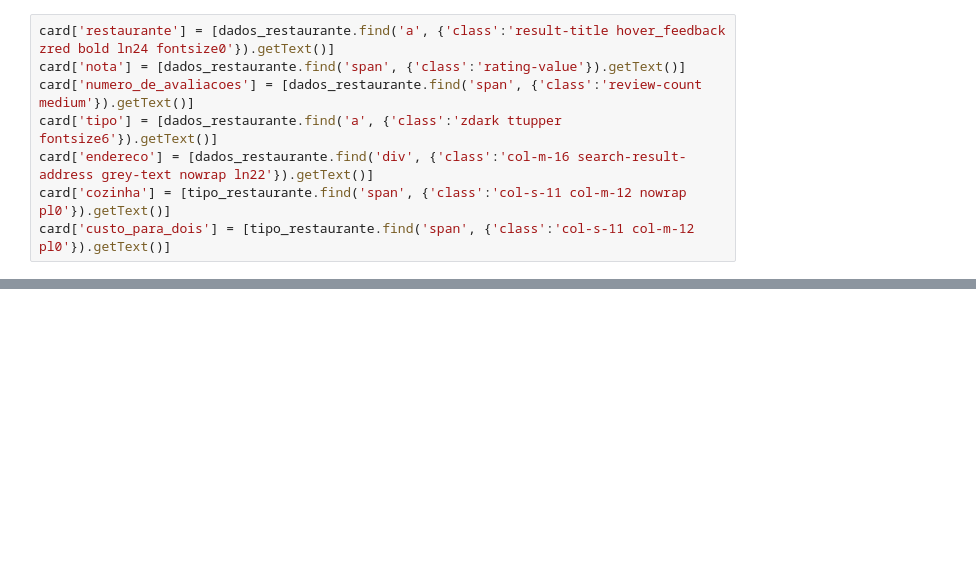
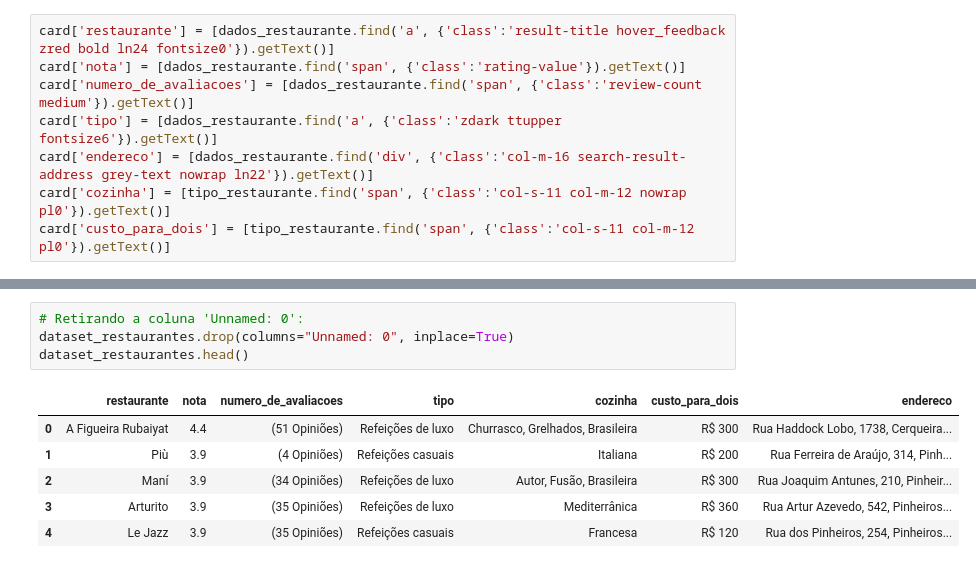
Before and after one commit to agostinhodesena/Zomato_Web_Scraping, a Jupyter notebook: Zomato_Pinheiros.ipynb, the cells around one changed output, grey strips where cells are left out. Drawn from its saved outputs; the diff is of its cells as text; blank space fills up the shorter version.

```diff
--- a/Zomato_Pinheiros.ipynb
+++ b/Zomato_Pinheiros.ipynb
@@ -120,0 +203,11 @@ dataset_restaurantes
+# %%
+# Retirando a coluna 'Unnamed: 0':
+dataset_restaurantes.drop(columns="Unnamed: 0", inplace=True)
+dataset_restaurantes.head()
+# %% [output]
+|  | restaurante | nota | numero_de_avaliacoes | tipo | cozinha | custo_para_dois | endereco |
+| 0 | A Figueira Rubaiyat | 4.4 | (51 Opiniões) | Refeições de luxo | Churrasco, Grelhados, Brasileira | R$ 300 | Rua Haddock Lobo, 1738, Cerqueira... |
+| 1 | Più | 3.9 | (4 Opiniões) | Refeições casuais | Italiana | R$ 200 | Rua Ferreira de Araújo, 314, Pinh... |
+| 2 | Maní | 3.9 | (34 Opiniões) | Refeições de luxo | Autor, Fusão, Brasileira | R$ 300 | Rua Joaquim Antunes, 210, Pinheir... |
+| 3 | Arturito | 3.9 | (35 Opiniões) | Refeições de luxo | Mediterrânica | R$ 360 | Rua Artur Azevedo, 542, Pinheiros... |
+| 4 | Le Jazz | 3.9 | (35 Opiniões) | Refeições casuais | Francesa | R$ 120 | Rua dos Pinheiros, 254, Pinheiros... |
```
Also changed, not shown: parts of 23 cells of this notebook, 1 other file.
